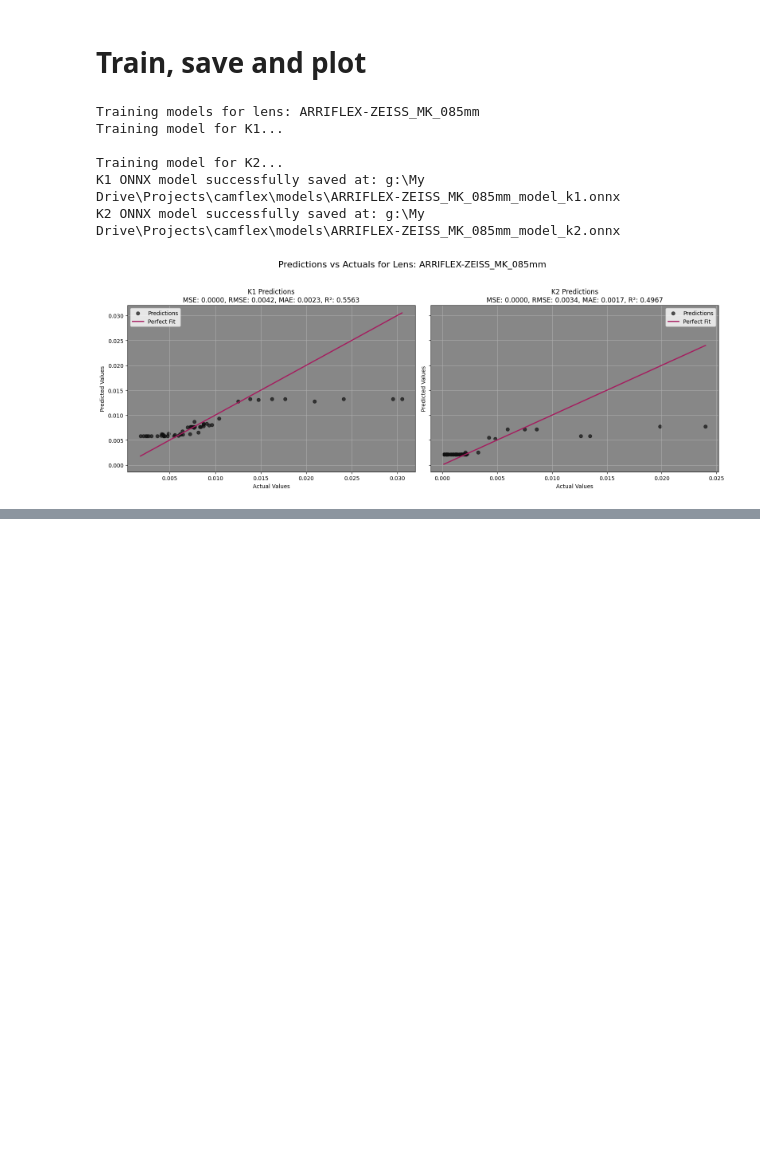
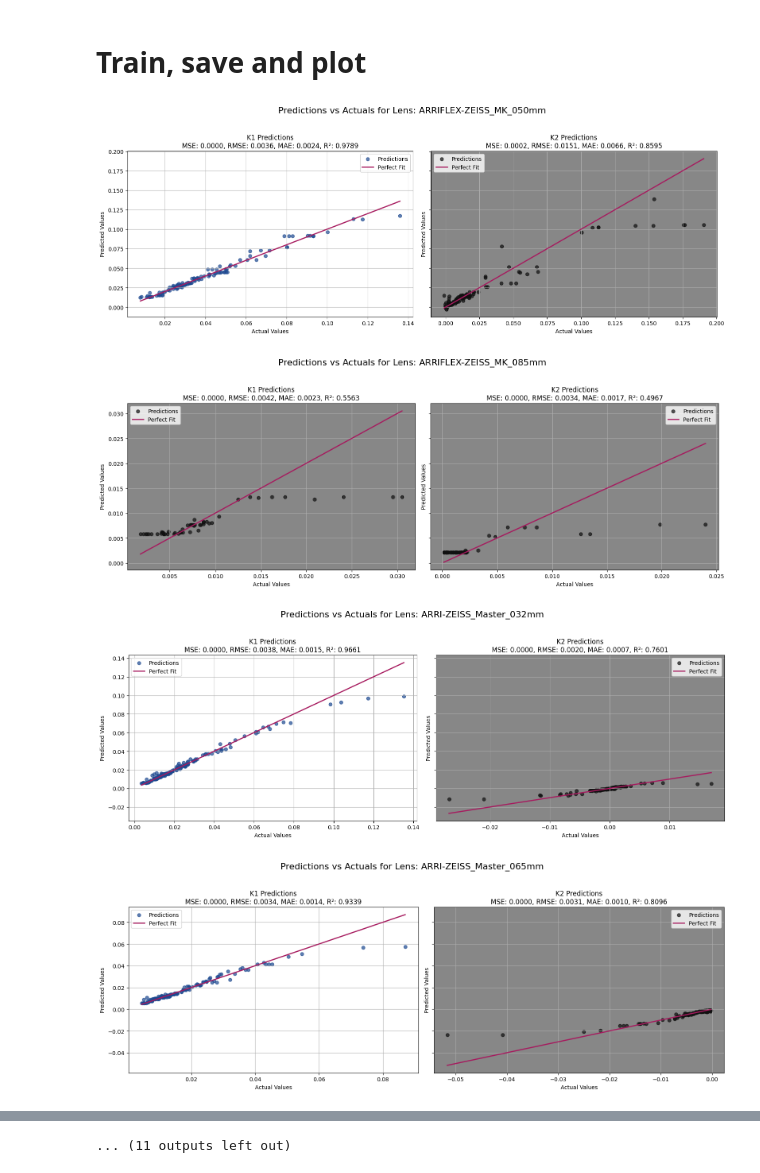
Before and after one commit to pinkwerks/camflex, a Jupyter notebook: Camflex.ipynb, the cells around one changed output, grey strips where cells are left out. Cells and saved outputs as stored; diff of their text form; code cells hidden in the pictures; blank space fills up the shorter version.

Commit message:
Just the bad models

```diff
--- a/Camflex.ipynb
+++ b/Camflex.ipynb
@@ -753,13 +712,12 @@ def train_separate_models(training_data):
 
     return k1_model, k2_model, predictions, y_test
 # %%
-
 # Get all unique lens names
 lens_names = training_data['LensName'].unique()
 
 # Process specific lens for testing
 #lens_names = ['ARRI-ZEISS_Master_100mm']
-lens_names = ['ARRIFLEX-ZEISS_MK_085mm']
+#lens_names = ['ARRIFLEX-ZEISS_MK_085mm']
 
 
 # Store results for all lenses
@@ -786,15 +744,8 @@ for lens in lens_names:
 
     # Store results for plotting
     lens_results.append((lens, y_test, predictions))
-# %% [output]
-Training models for lens: ARRIFLEX-ZEISS_MK_085mm
-Training model for K1...
-
-Training model for K2...
-K1 ONNX model successfully saved at: g:\My Drive\Projects\camflex\models\ARRIFLEX-ZEISS_MK_085mm_model_k1.onnx
-K2 ONNX model successfully saved at: g:\My Drive\Projects\camflex\models\ARRIFLEX-ZEISS_MK_085mm_model_k2.onnx
 # %%
-def plot_results(y_test, predictions, lens_name):
+def plot_results(y_test, predictions, lens_name, r2_threshold=None):
     """
     Plot predictions vs actual values for K1 and K2.
 
@@ -802,7 +753,21 @@ def plot_results(y_test, predictions, lens_name):
         y_test (pd.DataFrame): Actual test values for K1 and K2.
         predictions (np.ndarray): Predicted values for K1 and K2.
         lens_name (str): Name of the lens to include in plot titles.
+        r2_threshold (float, optional): Plot only if R² < r2_threshold. Defaults to None.
     """
+    # Calculate R² for both targets
+    r2_values = []
+    for idx, target in enumerate(['K1', 'K2']):
+        actual = y_test[target]
+        pred = predictions[:, idx]
+        r2 = r2_score(actual, pred)
+        r2_values.append(r2)
+
+    # Skip the entire figure if R² threshold is not met for both targets
+    if r2_threshold is not None and all(r2 >= r2_threshold for r2 in r2_values):
+        #print(f"Skipping plot: All R² values ({r2_values}) are >= {r2_threshold}")
+        return
+
     fig, axes = plt.subplots(1, 2, figsize=(16, 6), sharey=True)
     axes = axes.ravel()
 
@@ -837,6 +802,9 @@ def plot_results(y_test, predictions, lens_name):
 # %%
 # Plot results for all lenses
 for lens, y_test, predictions in lens_results:
-    plot_results(y_test, predictions, lens_name=lens)
+    plot_results(y_test, predictions, lens_name=lens, r2_threshold=.9)
 # %% [output]
-[figure, old version]
+[figure, new version]
+[figure, added]
+[figure, added]
+[figure, added]
@@ -842,0 +819 @@ for lens, y_test, predictions in lens_results:
+... (11 outputs left out)
```
Also changed, not shown: parts of 12 cells of this notebook.
